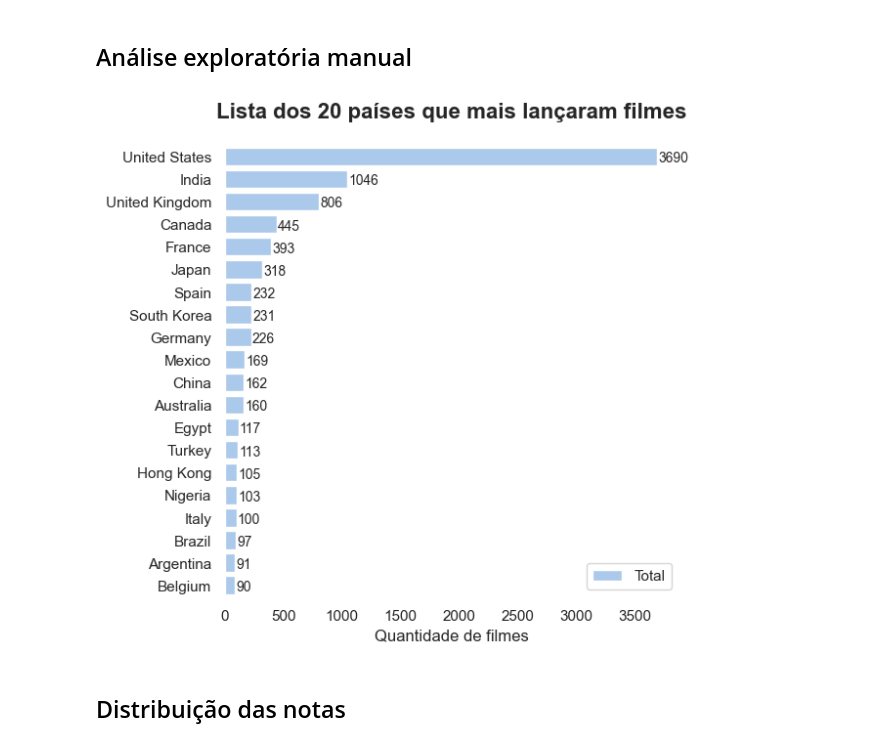
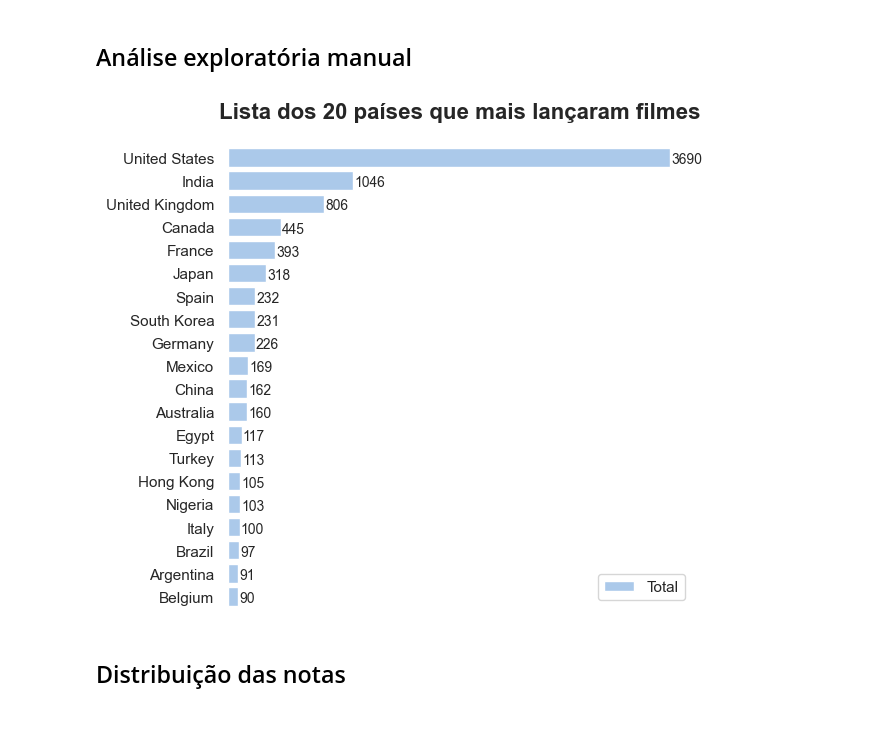
Before and after one commit to moraessena/netflix_notebook, a Jupyter notebook: netflix_notebook_v2.ipynb, the cells around one changed output. Cells and saved outputs as stored; diff of their text form; code cells hidden in the pictures.

```diff
--- a/netflix_notebook_v2.ipynb
+++ b/netflix_notebook_v2.ipynb
@@ -429,23 +429,23 @@ import matplotlib.pyplot as plt
 # %%
 # Initialize the matplotlib figure
 f, ax = plt.subplots(figsize=(6, 6))
 
 df_netflix_country = df_grouped.rename_axis('country').reset_index(name='count').head(20)
 
 sns.set_theme(style="whitegrid")
 sns.set_color_codes("pastel")
 sns.barplot(x='count', y="country", data=df_netflix_country, label="Total", color="b")
 
 ax.grid(False)
 ax.set_title("Lista dos 20 países que mais lançaram filmes", pad=20, fontsize=16, fontweight='bold')
 ax.legend(ncol=2, loc="lower right", frameon=True)
-ax.set(ylabel="", xlabel="Quantidade de filmes")
+ax.set(ylabel="", xlabel="", xticklabels=[])
 sns.despine(left=True, bottom=True)
 for i, v in enumerate(df_netflix_country['count']):
    ax.text(v+10, i+.25, str(v), fontsize=10)
 plt.show()
 # %% [output]
-[figure, old version]
+[figure, new version]
 # %% [markdown]
 ## Distribuição das notas
 # %%
```
